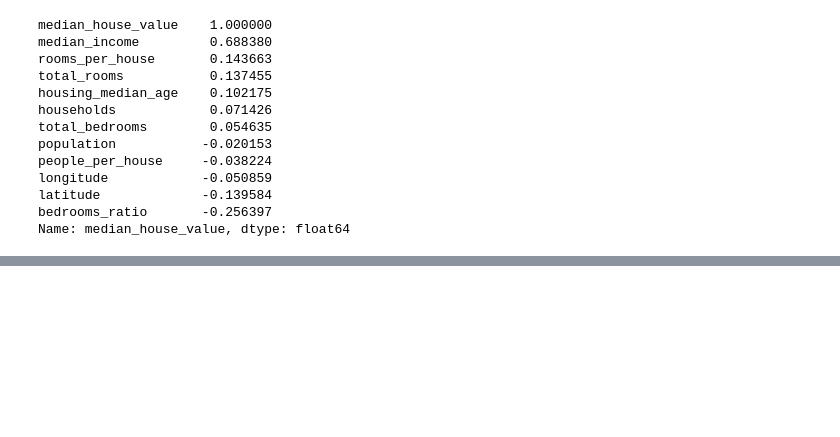
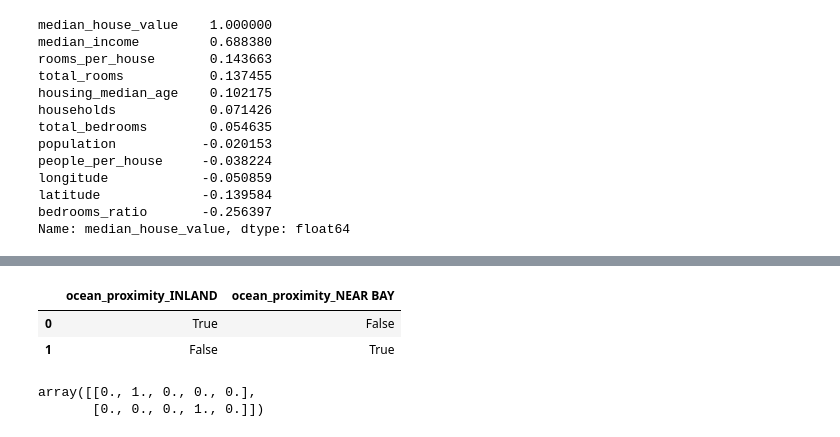
Before and after one commit to AvanishSiva/hands-on-machine-learning, a Jupyter notebook: Chapter 2/Housing Model.ipynb, the cells around one changed output, grey strips where cells are left out. Cells and saved outputs as stored; diff of their text form; code cells hidden in the pictures; blank space fills up the shorter version.

```diff
--- a/Chapter 2/Housing Model.ipynb
+++ b/Chapter 2/Housing Model.ipynb
@@ -232,0 +350,13 @@ Name: median_house_value, dtype: float64
+# %%
+#get_dummies() function -> converts the features into onehot
+df_test =  pd.DataFrame({"ocean_proximity": ["INLAND", "NEAR BAY"]})
+pd.get_dummies(df_test)
+# %% [output]
+|  | ocean_proximity_INLAND | ocean_proximity_NEAR BAY |
+| 0 | True | False |
+| 1 | False | True |
+# %%
+cat_encoder.transform(df_test).toarray()
+# %% [output]
+array([[0., 1., 0., 0., 0.],
+       [0., 0., 0., 1., 0.]])
```
Also changed, not shown: parts of 18 cells of this notebook.
